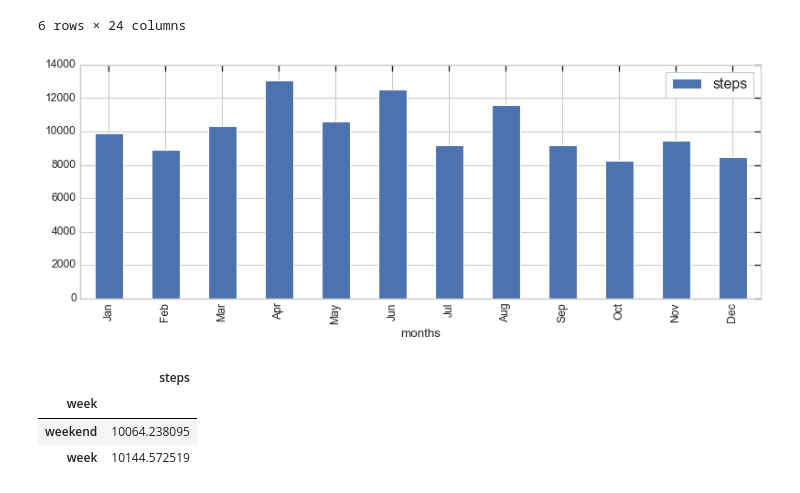
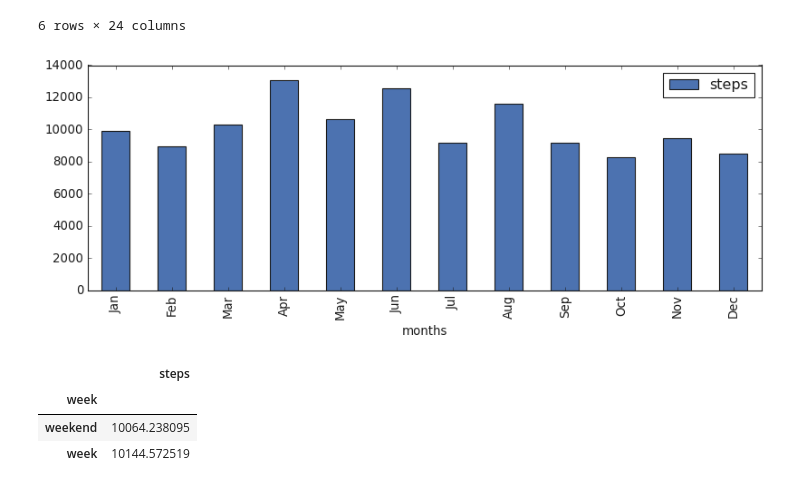
Before and after one commit to Ironhack-Data-Madrid-Enero-2022/lab-matplotlib-seaborn, a Jupyter notebook: your-code/main.ipynb, the cells around one changed output. Cells and saved outputs as stored; diff of their text form; code cells hidden in the pictures.

```diff
--- a/your-code/main.ipynb
+++ b/your-code/main.ipynb
@@ -210,13 +210,9 @@ plot_f = plot_m.set_index('months')
 # %%
 plot_f.plot(kind='bar')
 mpl.rcParams['figure.figsize'] = [12.0, 4.0]
-mpl.rcParams['figure.dpi'] = 80
-mpl.rcParams['savefig.dpi'] = 1000
-mpl.rcParams['font.size'] = 12
-mpl.rcParams['legend.fontsize'] = 'large'
-mpl.rcParams['figure.titlesize'] = 'medium'
+p
 # %% [output]
-[figure, old version]
+[figure, new version]
 # %%
 # AVERAGE STEPS BY WORK_OR_WEEKEND
 # your code here
```
Also changed, not shown: parts of 10 cells of this notebook, 2 other files.
